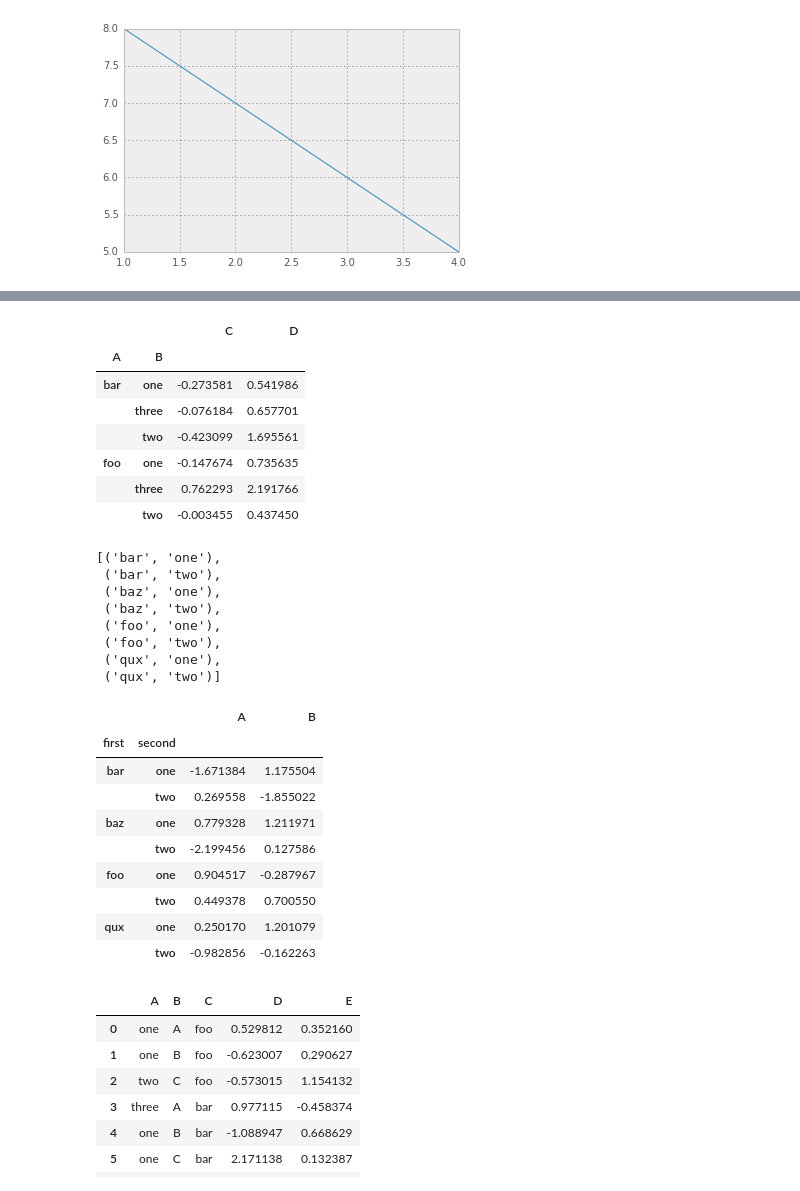
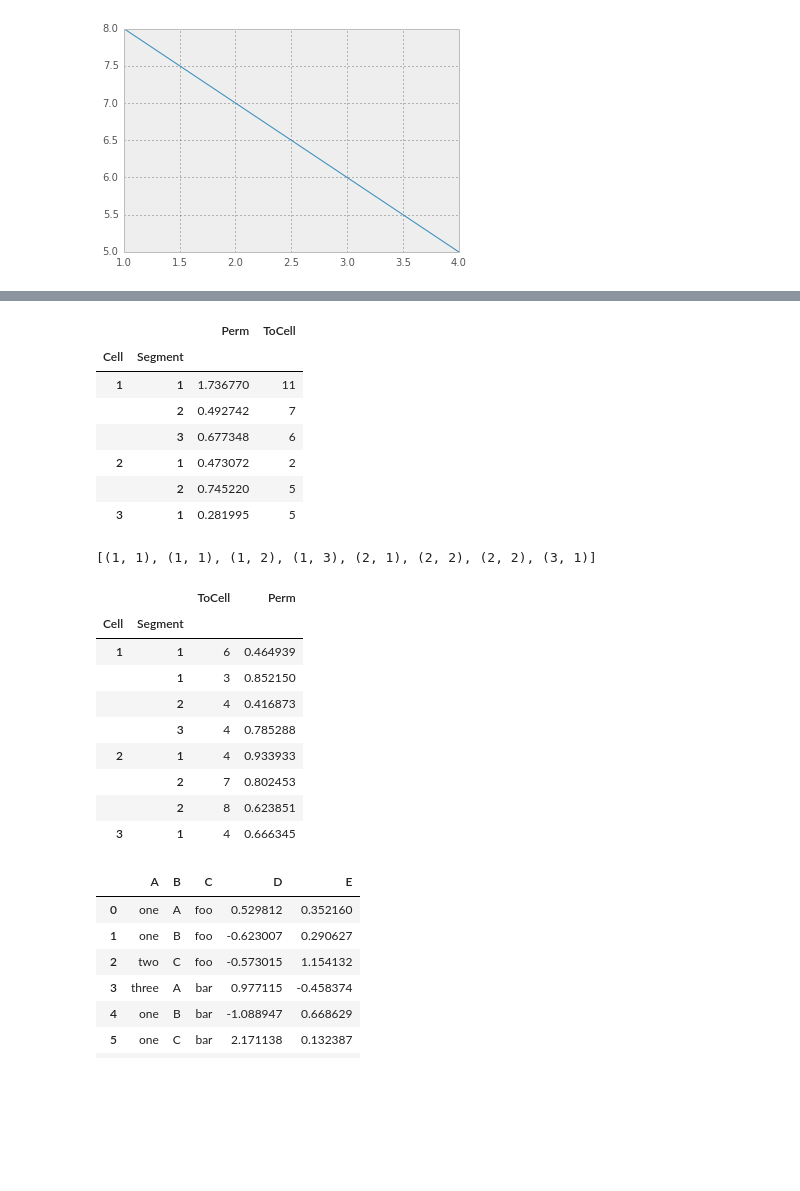
Before and after one commit to rhuairahrighairidh/nitpick, a Jupyter notebook: development/DataHandlingExperiments.ipynb, the cells around one changed output, grey strips where cells are left out. Saved outputs shown, nothing was run; the diff lists cells and outputs as text; code cells hidden in the pictures; blank space fills up the shorter version.

```diff
--- a/development/DataHandlingExperiments.ipynb
+++ b/development/DataHandlingExperiments.ipynb
@@ -75,42 +74,35 @@ df
 # %%
-df.groupby(['A','B']).sum()
+df.groupby(['Cell','Segment']).sum()
 # %% [output]
-|  |  | C | D |
-| A | B |  |  |
-| bar | one | -0.273581 | 0.541986 |
-|  | three | -0.076184 | 0.657701 |
-|  | two | -0.423099 | 1.695561 |
-| foo | one | -0.147674 | 0.735635 |
-|  | three | 0.762293 | 2.191766 |
-|  | two | -0.003455 | 0.437450 |
+|  |  | Perm | ToCell |
+| Cell | Segment |  |  |
+| 1 | 1 | 1.736770 | 11 |
+|  | 2 | 0.492742 | 7 |
+|  | 3 | 0.677348 | 6 |
+| 2 | 1 | 0.473072 | 2 |
+|  | 2 | 0.745220 | 5 |
+| 3 | 1 | 0.281995 | 5 |
-# %%
-tuples = list(zip(*[['bar', 'bar', 'baz', 'baz','foo', 'foo', 'qux', 'qux'],
-                    ['one', 'two', 'one', 'two','one', 'two', 'one', 'two']]))
-tuples
-# %% [output]
-[('bar', 'one'),
- ('bar', 'two'),
- ('baz', 'one'),
- ('baz', 'two'),
- ('foo', 'one'),
- ('foo', 'two'),
- ('qux', 'one'),
- ('qux', 'two')]
+# %%
+tuples = list(zip(*[[1,1,1,1,2,2,2,3],
+                   [1,1,2,3,1,2,2,1]]))
+tuples
+# %% [output]
+[(1, 1), (1, 1), (1, 2), (1, 3), (2, 1), (2, 2), (2, 2), (3, 1)]
 # %%
-index = pd.MultiIndex.from_tuples(tuples, names=['first', 'second'])
-df = pd.DataFrame(np.random.randn(8, 2), index=index, columns=['A', 'B'])
+index = pd.MultiIndex.from_tuples(tuples, names=['Cell', 'Segment'])
+df = pd.DataFrame(np.asarray([np.random.randint(0,9,8),np.random.rand(8)]).T, index=index, columns=['ToCell', 'Perm'])
 df
 # %% [output]
-|  |  | A | B |
-| first | second |  |  |
-| bar | one | -1.671384 | 1.175504 |
-|  | two | 0.269558 | -1.855022 |
-| baz | one | 0.779328 | 1.211971 |
-|  | two | -2.199456 | 0.127586 |
-| foo | one | 0.904517 | -0.287967 |
-|  | two | 0.449378 | 0.700550 |
-| qux | one | 0.250170 | 1.201079 |
-|  | two | -0.982856 | -0.162263 |
+|  |  | ToCell | Perm |
+| Cell | Segment |  |  |
+| 1 | 1 | 6 | 0.464939 |
+|  | 1 | 3 | 0.852150 |
+|  | 2 | 4 | 0.416873 |
+|  | 3 | 4 | 0.785288 |
+| 2 | 1 | 4 | 0.933933 |
+|  | 2 | 7 | 0.802453 |
+|  | 2 | 8 | 0.623851 |
+| 3 | 1 | 4 | 0.666345 |
 # %%
 df = pd.DataFrame({'A' : ['one', 'one', 'two', 'three'] * 3,
                    'B' : ['A', 'B', 'C'] * 4,
```
Also changed, not shown: parts of 59 cells of this notebook, 1 other file.
